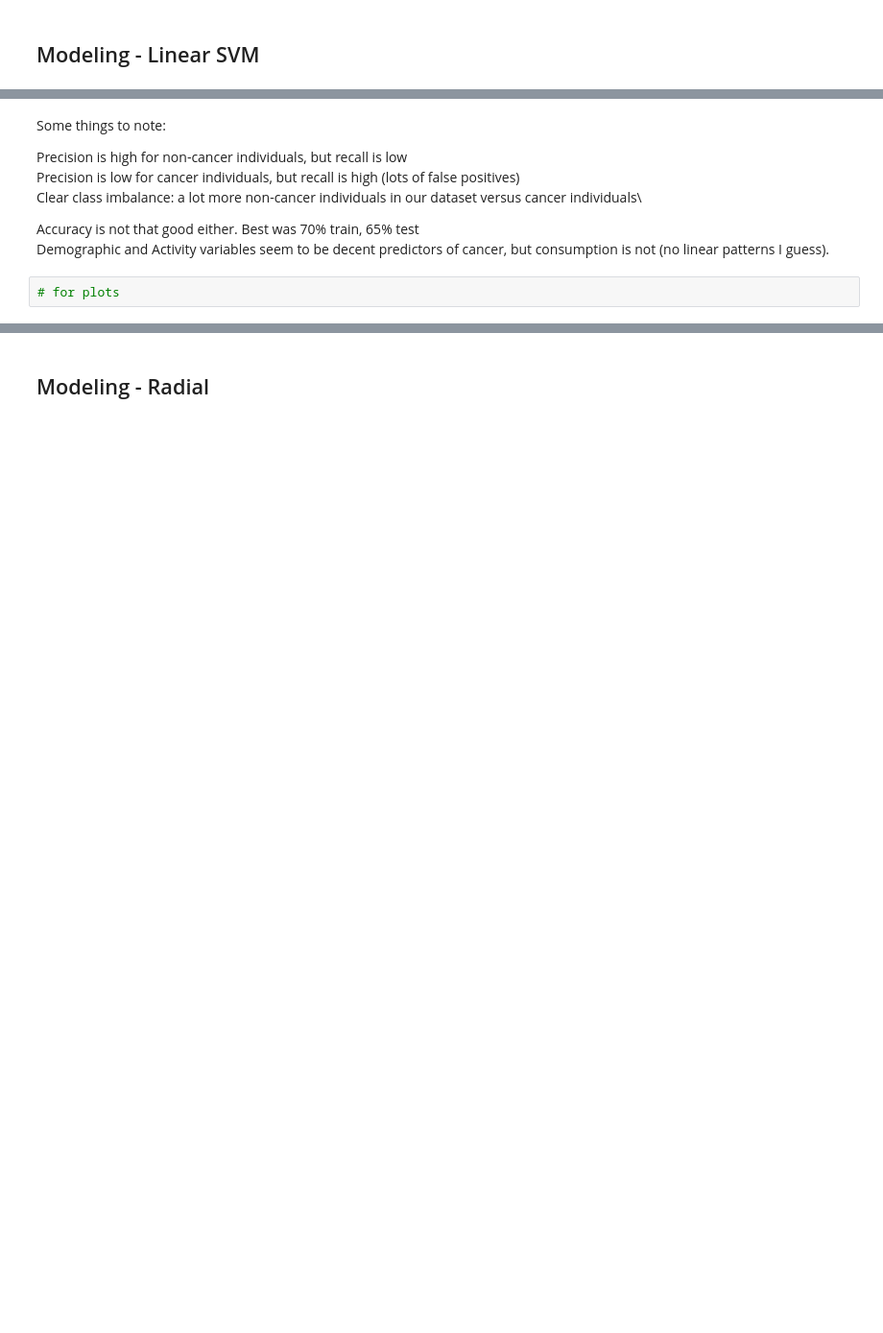
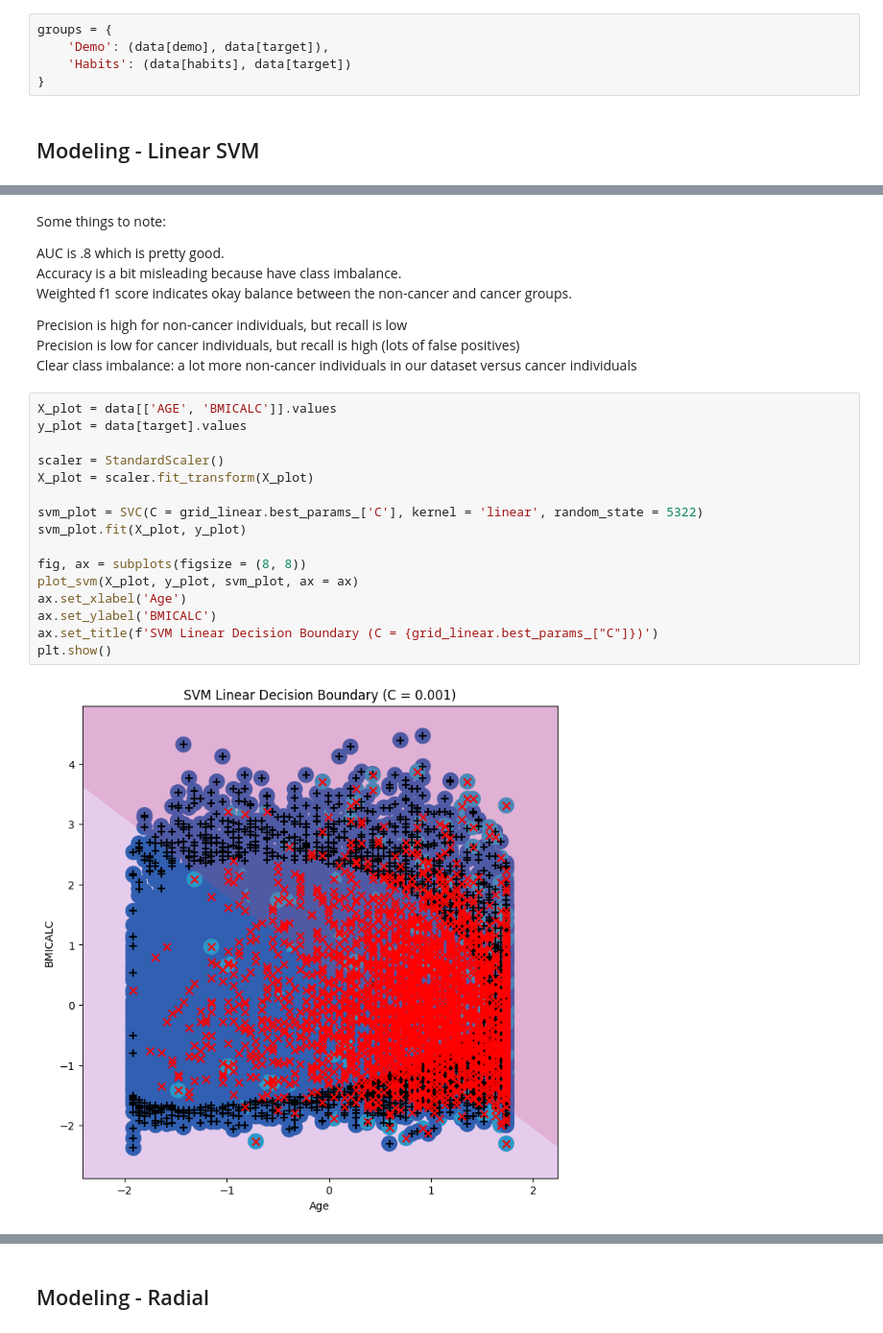
Before and after one commit to ChristufaY/data5322, a Jupyter notebook: hw2/hw2.ipynb, the cells around one changed output, grey strips where cells are left out. Shown at 96% size. Saved outputs shown, nothing was run; the diff lists cells and outputs as text; blank space fills up the shorter version.

```diff
--- a/hw2/hw2.ipynb
+++ b/hw2/hw2.ipynb
@@ -140,2 +138,7 @@ groups = {
+# %%
+groups = {
+    'Demo': (data[demo], data[target]),
+    'Habits': (data[habits], data[target])
+}
 # %% [markdown]
 ## Modeling - Linear SVM
@@ -189,11 +218,28 @@ weighted avg       0.79      0.19      0.16      4225
 # %% [markdown]
 Some things to note:
 
+AUC is .8 which is pretty good.\
+Accuracy is a bit misleading because have class imbalance.\
+Weighted f1 score indicates okay balance between the non-cancer and cancer groups.
+
 Precision is high for non-cancer individuals, but recall is low\
 Precision is low for cancer individuals, but recall is high (lots of false positives)\
-Clear class imbalance: a lot more non-cancer individuals in our dataset versus cancer individuals\
-
-Accuracy is not that good either. Best was 70% train, 65% test\
-Demographic and Activity variables seem to be decent predictors of cancer, but consumption is not (no linear patterns I guess).
+Clear class imbalance: a lot more non-cancer individuals in our dataset versus cancer individuals
 # %%
-# for plots
+X_plot = data[['AGE', 'BMICALC']].values
+y_plot = data[target].values
+
+scaler = StandardScaler()
+X_plot = scaler.fit_transform(X_plot)
+
+svm_plot = SVC(C = grid_linear.best_params_['C'], kernel = 'linear', random_state = 5322)
+svm_plot.fit(X_plot, y_plot)
+
+fig, ax = subplots(figsize = (8, 8))
+plot_svm(X_plot, y_plot, svm_plot, ax = ax)
+ax.set_xlabel('Age')
+ax.set_ylabel('BMICALC')
+ax.set_title(f'SVM Linear Decision Boundary (C = {grid_linear.best_params_["C"]})')
+plt.show()
+# %% [output]
+[figure, added]
```
Also changed, not shown: parts of 21 cells of this notebook, 13 other files.
